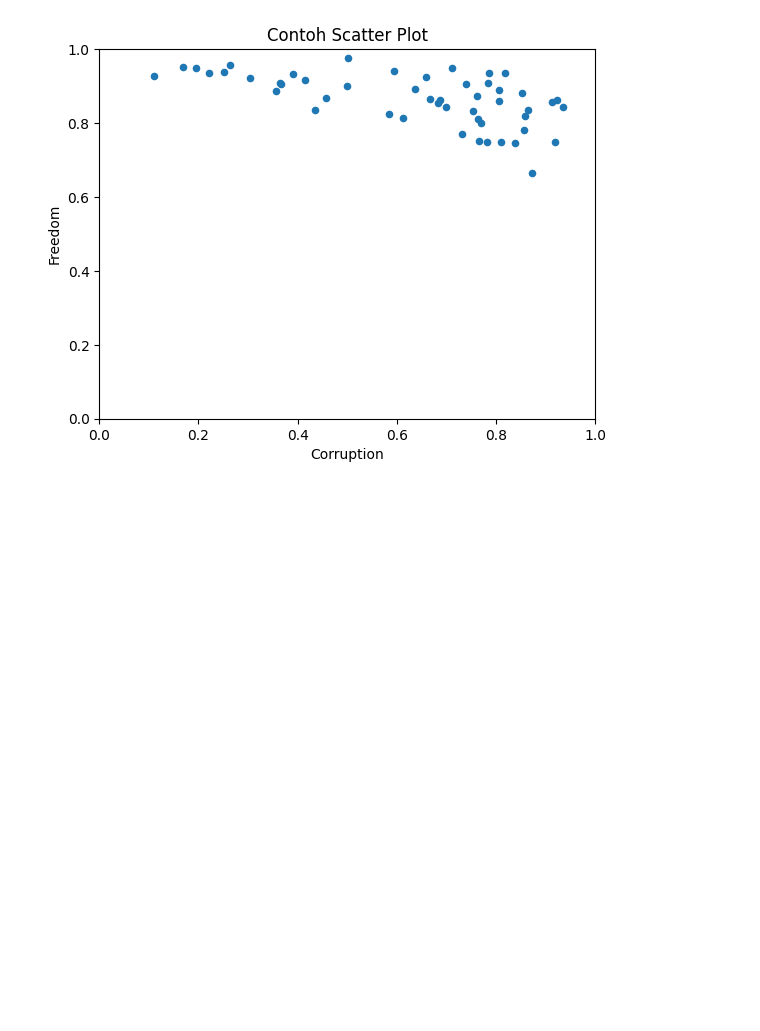
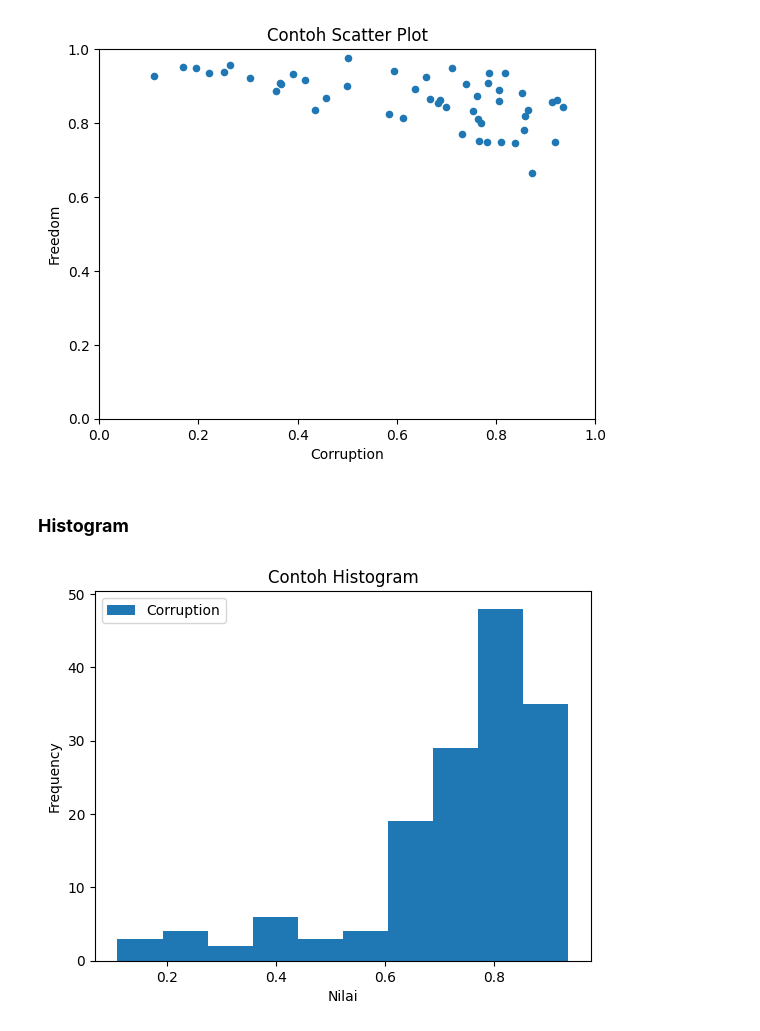
Before and after one commit to LatiefDataVisionary/matplotlib-with-indonesia-belajar, a Jupyter notebook: Matplotlib_22_|_Pandas_Data_Frame_dan_Matplotlib_|_Part_3_.ipynb, the cells around one changed output. Drawn from its saved outputs; the diff is of its cells as text; code cells hidden in the pictures; blank space fills up the shorter version.

Commit message:
Histogram

```diff
--- a/Matplotlib_22_|_Pandas_Data_Frame_dan_Matplotlib_|_Part_3_.ipynb
+++ b/Matplotlib_22_|_Pandas_Data_Frame_dan_Matplotlib_|_Part_3_.ipynb
@@ -157,3 +157,16 @@ df[:50].plot(x='Corruption',
 plt.show()
 # %% [output]
 [figure]
+# %% [markdown]
+### **Histogram**
+# %%
+df.plot(x='Country',
+        y='Corruption',
+        kind='hist',
+        bins=10,
+        title='Contoh Histogram',
+        xlabel='Nilai')
+
+plt.show()
+# %% [output]
+[figure, added]
```
Also changed, not shown: parts of 4 cells of this notebook.
